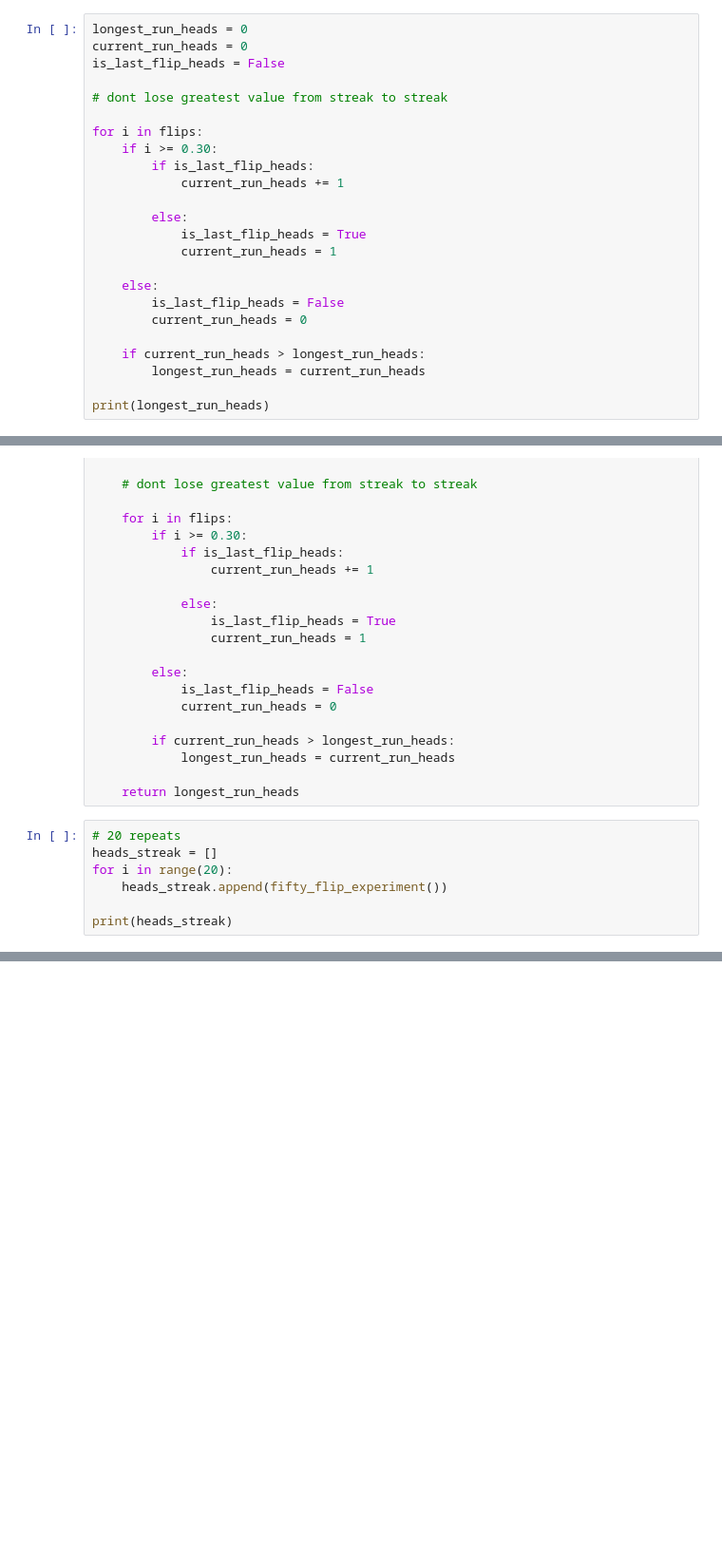
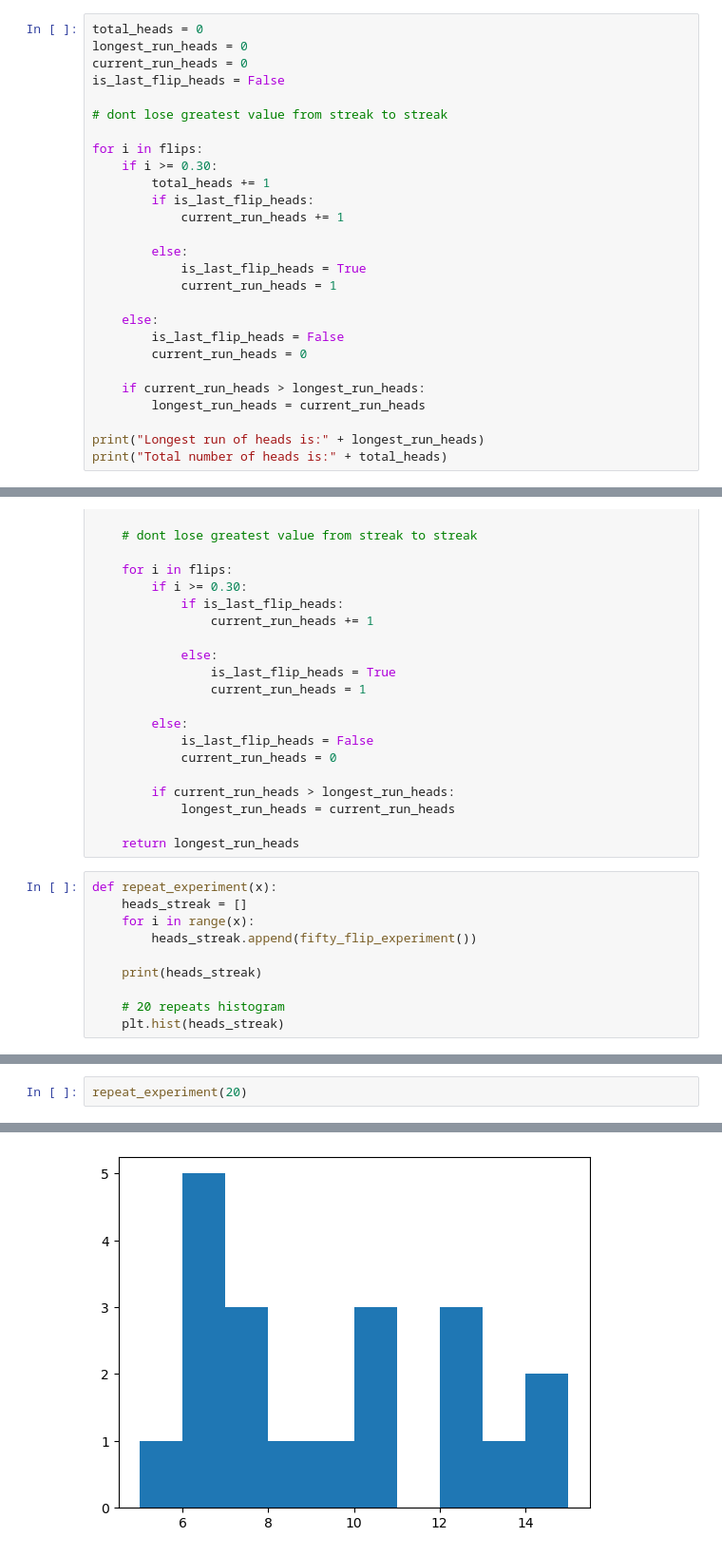
Before and after one commit to aryanbarik/EE-541-Deep-Learning, a Jupyter notebook: hw1/hw1p1.ipynb, the cells around one changed output, grey strips where cells are left out. Shown: that part at 95% size. Cells and saved outputs as stored; diff of their text form; blank space fills up the shorter version.

Commit message:
added total # of heads for part a

```diff
--- a/hw1/hw1p1.ipynb
+++ b/hw1/hw1p1.ipynb
@@ -19,4 +19,5 @@ print(flips)
 # %%
+total_heads = 0
 longest_run_heads = 0
 current_run_heads = 0
 is_last_flip_heads = False
@@ -25,6 +26,7 @@ is_last_flip_heads = False
 
 for i in flips:
     if i >= 0.30:
+        total_heads += 1
         if is_last_flip_heads:
             current_run_heads += 1
 
@@ -39,5 +41,6 @@ for i in flips:
     if current_run_heads > longest_run_heads:
         longest_run_heads = current_run_heads
 
-print(longest_run_heads)
+print("Longest run of heads is:" + longest_run_heads)
+print("Total number of heads is:" + total_heads)
 # %% [output]
@@ -75,9 +78,12 @@ def fifty_flip_experiment():
 
     return longest_run_heads
 # %%
-# 20 repeats
-heads_streak = []
-for i in range(20):
-    heads_streak.append(fifty_flip_experiment())
+def repeat_experiment(x):
+    heads_streak = []
+    for i in range(x):
+        heads_streak.append(fifty_flip_experiment())
 
-print(heads_streak)
+    print(heads_streak)
+
+    # 20 repeats histogram
+    plt.hist(heads_streak)
@@ -87,0 +90,3 @@ print(heads_streak)
+# %%
+repeat_experiment(20)
+# %% [output]
@@ -87,0 +94 @@ print(heads_streak)
+[figure, added]
```
Also changed, not shown: parts of 8 cells of this notebook.
